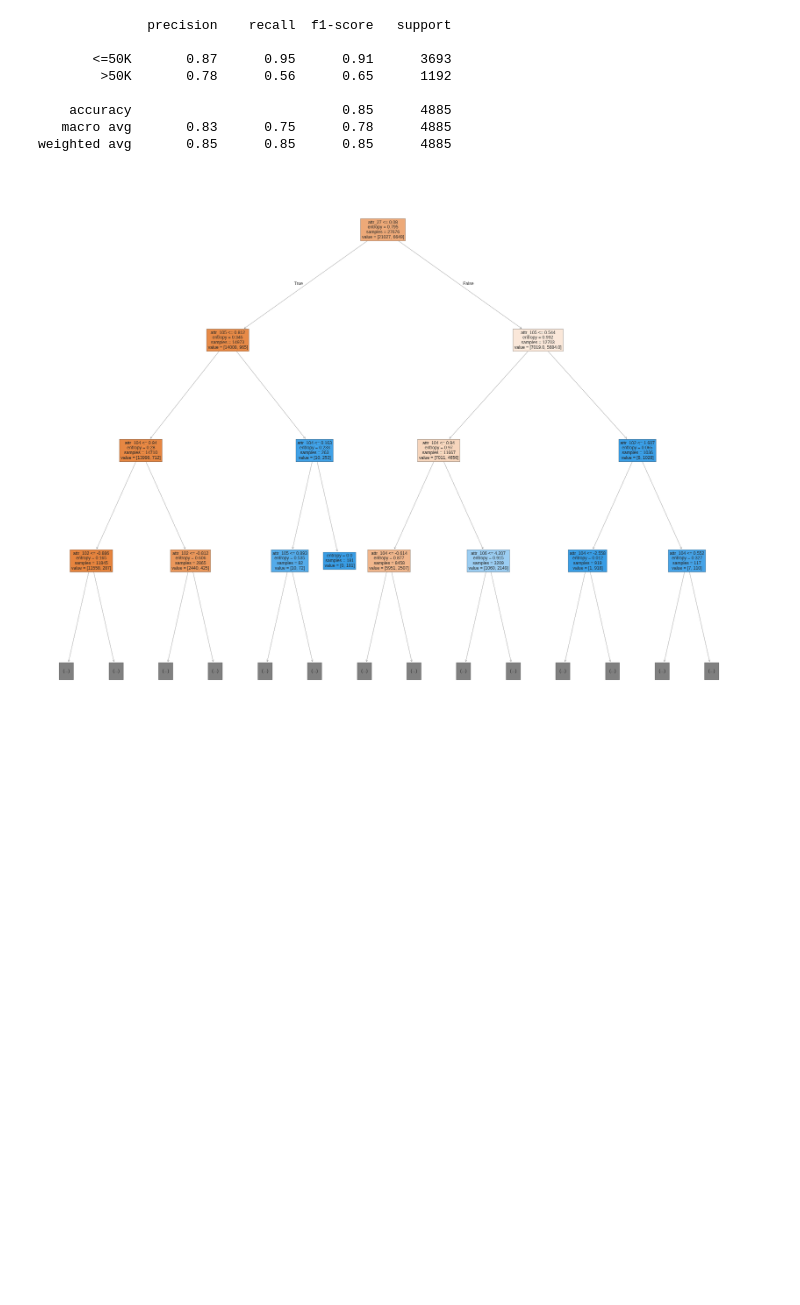
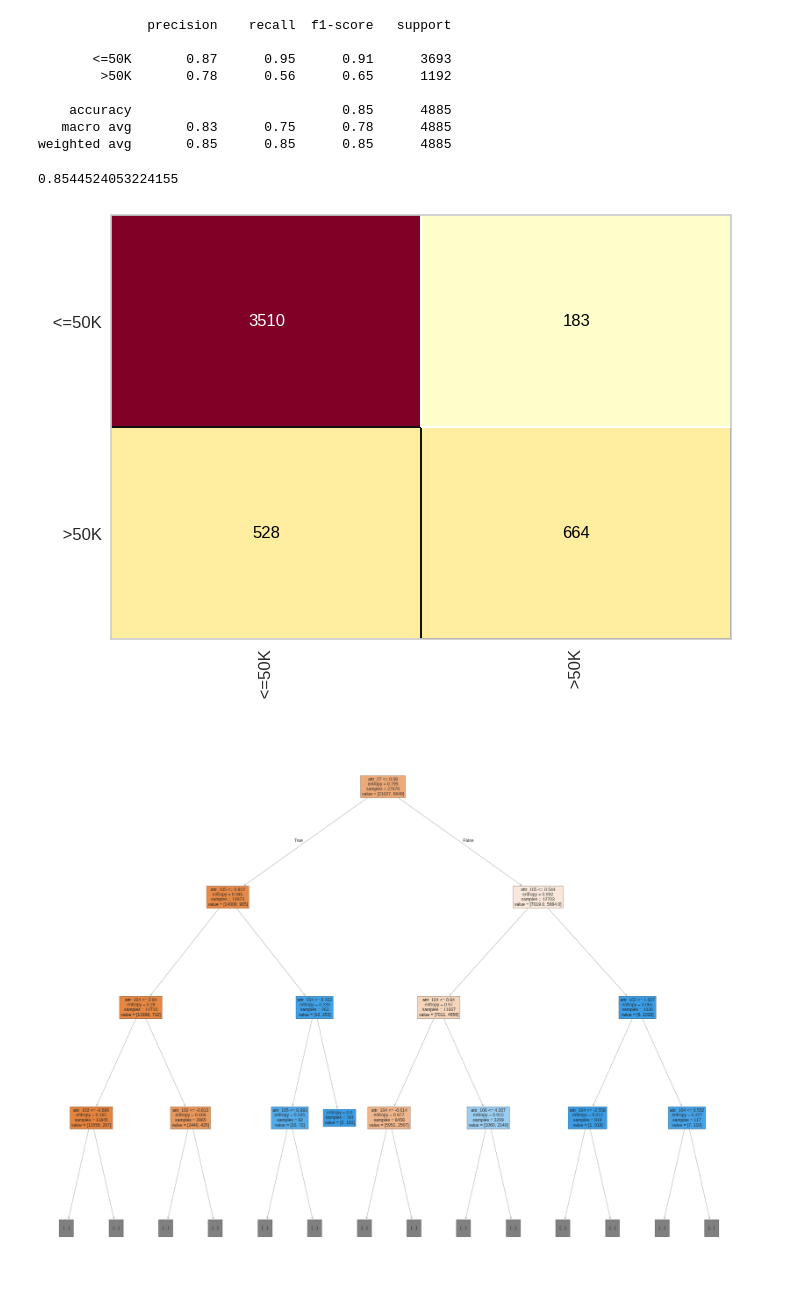
Before and after one commit to rafaelromwno/am-t4-s1a2026, a Jupyter notebook: aula-12/TarefaMultiNeuralCensus0519.ipynb, the cells around one changed output. Drawn from its saved outputs; the diff is of its cells as text; code cells hidden in the pictures; blank space fills up the shorter version.

```diff
--- a/aula-12/TarefaMultiNeuralCensus0519.ipynb
+++ b/aula-12/TarefaMultiNeuralCensus0519.ipynb
@@ -137,6 +121,13 @@ print(classification_report(Y_census_teste, previsoes_arvore))
     accuracy                           0.85      4885
    macro avg       0.83      0.75      0.78      4885
 weighted avg       0.85      0.85      0.85      4885
+# %%
+cm_tree_census = ConfusionMatrix(arvore_census_data)
+cm_tree_census.fit(X_census_treinamento, Y_census_treinamento)
+cm_tree_census.score(X_census_teste, Y_census_teste)
+# %% [output]
+0.8544524053224155
+[figure, added]
 # %%
 from sklearn import tree
 
```
Also changed, not shown: parts of 9 cells of this notebook.
